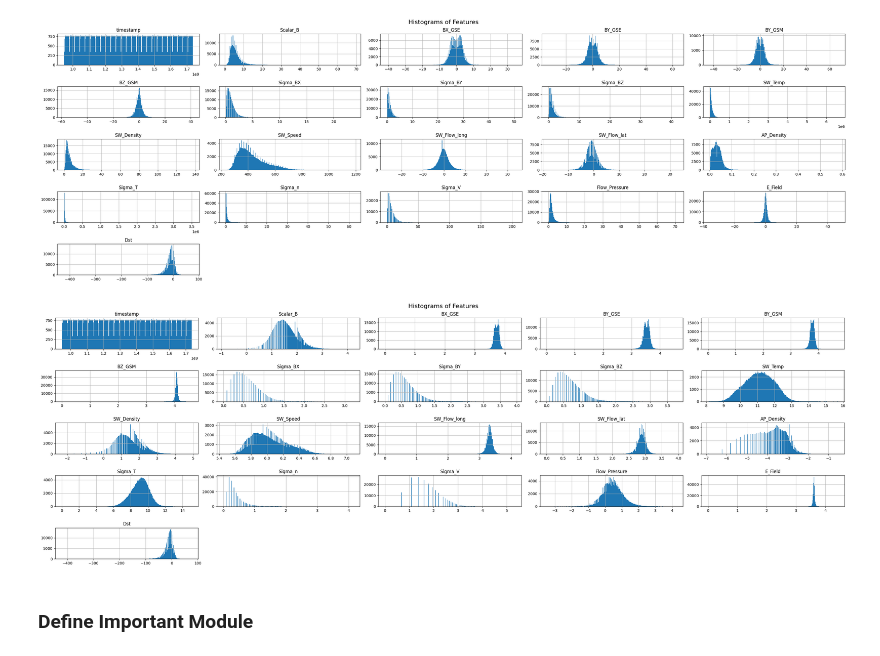
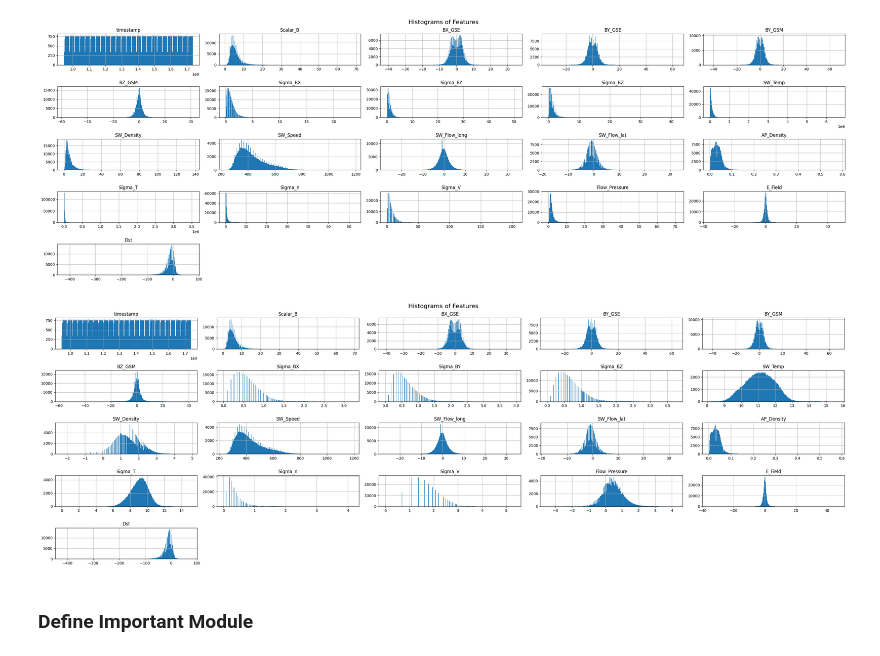
Before and after one commit to FalightSK/SpaceScienceXAI, a Jupyter notebook: experiment.ipynb, the cells around one changed output. Cells and saved outputs as stored; diff of their text form; code cells hidden in the pictures.

```diff
--- a/experiment.ipynb
+++ b/experiment.ipynb
@@ -15,7 +15,7 @@ from utils.preprocessing import *
 # %% [markdown]
 ### Dataset Preparation
 # %%
-df = pd.read_csv(r"./dataset/dataset.csv")
+df = pd.read_csv(r"./dataset/dst.csv")
 df.head()
 # %% [output]
 |  | timestamp | Scalar_B | BX_GSE | BY_GSE | BY_GSM | BZ_GSM | Sigma_BX | Sigma_BY | Sigma_BZ | SW_Temp | ... |
@@ -33,31 +33,28 @@ plt.show()
 # %% [output]
 [figure]
 # %%
-cols_to_log_transform = list(df.columns)
-cols_to_not_do = ["timestamp", "Dst"]
-for name in cols_to_not_do:
-    cols_to_log_transform.remove(name)
+cols_to_log_transform = ["Sigma_BX", "Sigma_BY", "Sigma_BZ", "SW_Temp", "SW_Density", "Sigma_T", "Sigma_n", "Sigma_V", "Flow_Pressure"]
 
 df_log = df.copy()  # Work on a *copy* of the DataFrame
 
 for col in cols_to_log_transform:
     if col in df_log.columns:
         # Handle zeros/negatives and apply log1p.  MUCH more robust.
         min_val = df_log[col].min()
         if min_val <= 0:  # Check if non-positive values exist
             # print(f"Column '{col}' has non-positive values. Applying log1p after shifting.")
             shift_value = abs(min_val) + 1e-6  # Add a *small* constant to avoid log(0)
             df_log[col] = np.log1p(df_log[col] + shift_value)  # Use log1p
         else:
             # print(f"Column '{col}' has only positive values. Applying log directly.")
             df_log[col] = np.log(df_log[col])  # Regular log (if all positive)
 
 
 df_log.hist(figsize=(30, 10), bins=300)  # Added bins=20 for finer granularity
 plt.suptitle("Histograms of Features", fontsize=16)
 plt.tight_layout()
 plt.show()
 
-df_log.to_csv(r"./dataset/dataset_log.csv", index=False)
+df_log.to_csv(r"./dataset/dst_log.csv", index=False)
 # %% [output]
-[figure, old version]
+[figure, new version]
```
Also changed, not shown: parts of 19 cells of this notebook, 9 other files.
